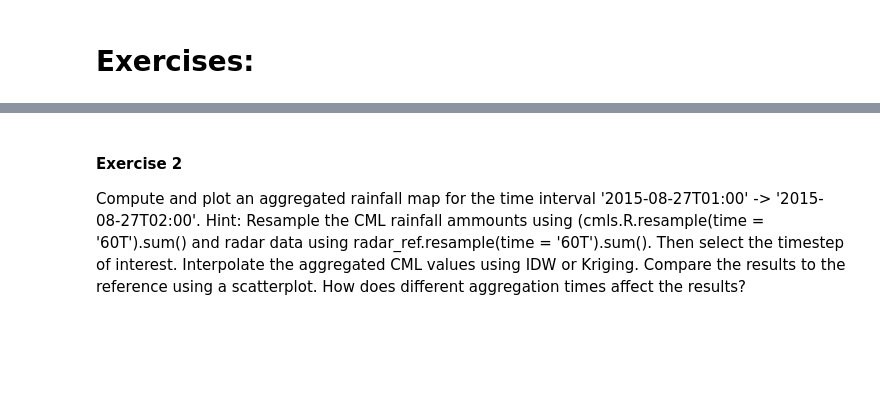
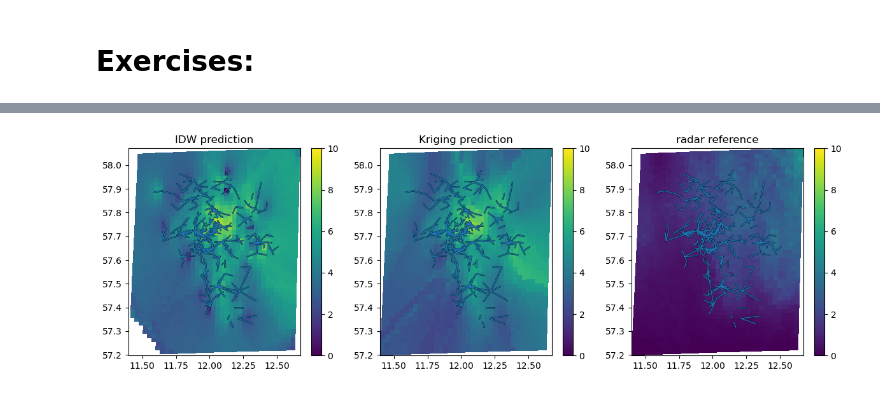
Before and after one commit to OpenSenseAction/PrePEP_short_course_OS, a Jupyter notebook: 4_rainfall_maps_and_merging.ipynb, the cells around one changed output, grey strips where cells are left out. Cells and saved outputs as stored; diff of their text form; code cells hidden in the pictures; blank space fills up the shorter version.

```diff
--- a/4_rainfall_maps_and_merging.ipynb
+++ b/4_rainfall_maps_and_merging.ipynb
@@ -268,3 +153,0 @@ Interpolate and plot another timestep of the dataset and compare it to the refer
-# %% [markdown]
-#### Exercise 2
-Compute and plot an aggregated rainfall map for the time interval '2015-08-27T01:00' -> '2015-08-27T02:00'. Hint: Resample the CML rainfall ammounts using (cmls.R.resample(time = '60T').sum() and radar data using radar_ref.resample(time = '60T').sum(). Then select the timestep of interest. Interpolate the aggregated CML values using IDW or Kriging. Compare the results to the reference using a scatterplot. How does different aggregation times affect the results?
@@ -270,0 +178,27 @@ Compute and plot an aggregated rainfall map for the time interval '2015-08-27T01
+# %%
+# such a 2-d array can be visulaized with matplotlibs pcolormesh function
+fig, ax = plt.subplots(1, 3, figsize = (4*3, 4))
+
+vmax=10
+
+ax[0].set_title('IDW prediction')
+im=ax[0].pcolormesh(radar_ref.longitudes.values, radar_ref.latitudes.values, R_grid_idw, vmin=0, vmax=vmax)
+plg.plot_map.plot_lines(ds_cml, use_lon_lat=True, ax=ax[0])
+plt.colorbar(im, ax=ax[0])
+
+ax[1].set_title('Kriging prediction')
+im = ax[1].pcolormesh(radar_ref.longitudes.values, radar_ref.latitudes.values, R_grid_kriging, vmin=0, vmax=vmax)
+plg.plot_map.plot_lines(ds_cml, use_lon_lat=True, ax=ax[1])
+plt.colorbar(im, ax=ax[1])
+
+ax[2].set_title('radar reference')
+im = ax[2].pcolormesh(
+    radar_ref_sum.longitudes.values,
+    radar_ref_sum.latitudes.values,
+    radar_ref_sum.rainfall_amount,vmin=0,vmax=vmax
+)
+plg.plot_map.plot_lines(ds_cml, use_lon_lat=True, ax=ax[2])
+plt.colorbar(im, ax=ax[2])
+plt.tight_layout();
+# %% [output]
+[figure, added]
```
Also changed, not shown: parts of 20 cells of this notebook.
